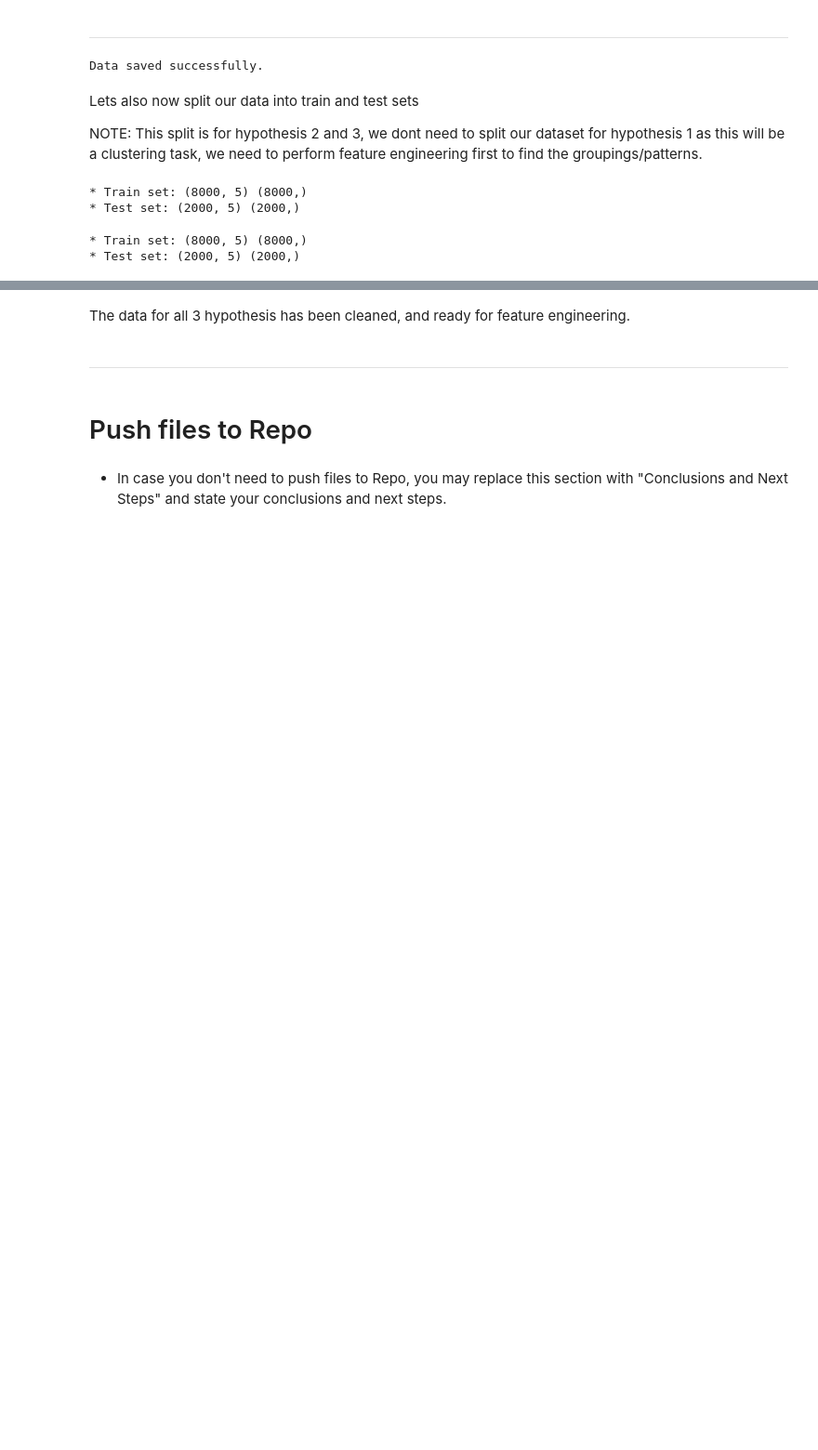
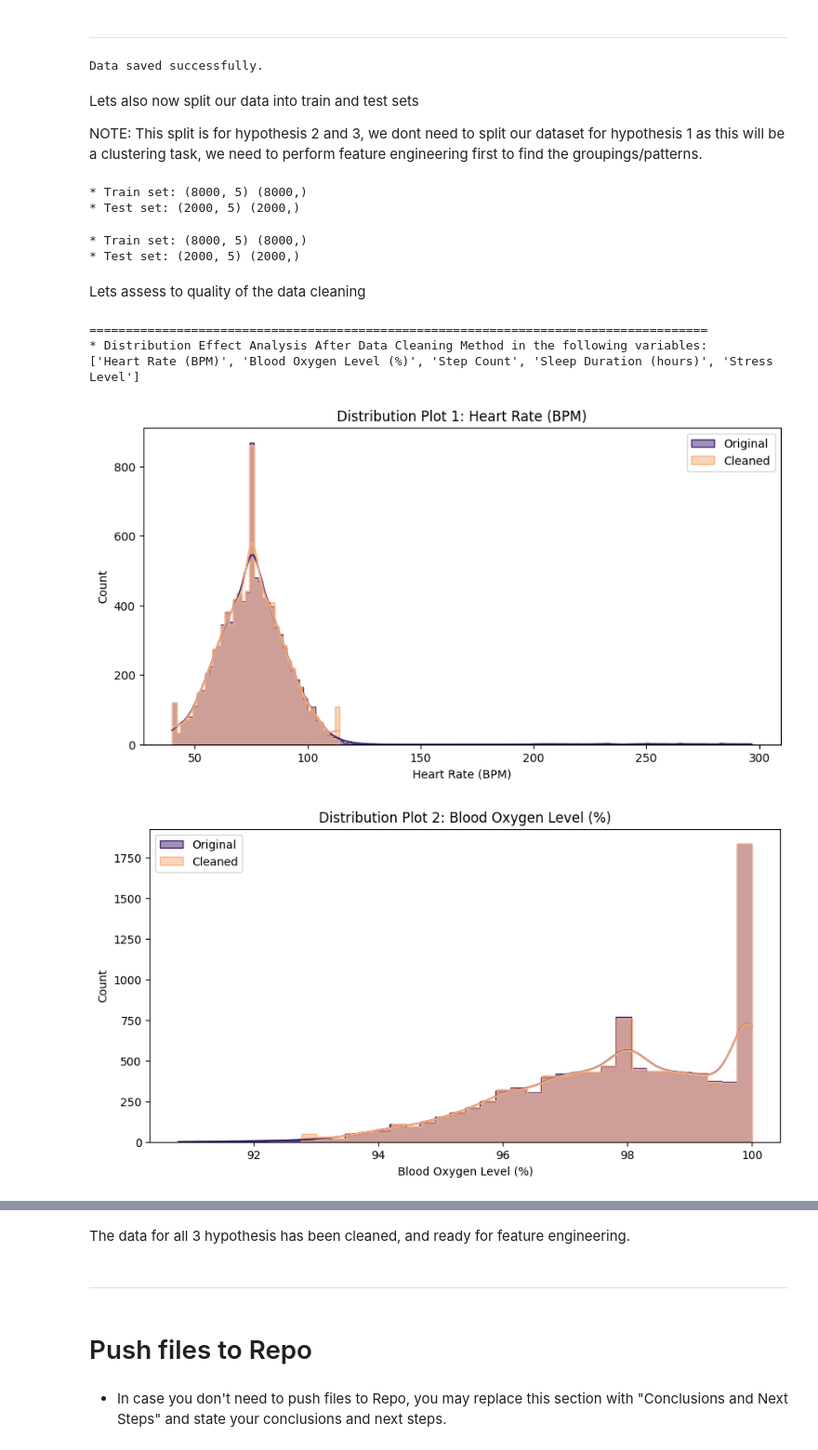
Before and after one commit to MaxBWiseman/Predictive_Analytics_Project, a Jupyter notebook: jupyter_notebooks/Data_Cleaning_Notepad.ipynb, the cells around one changed output, grey strips where cells are left out. Shown at 93% size. Saved outputs shown, nothing was run; the diff lists cells and outputs as text; code cells hidden in the pictures; blank space fills up the shorter version.

Commit message:
Updated cleaning and engineering notebooks
Predictive imputed the Activity Level columns and merged mis-spelled classes, included a data cleaning efect visual. Started feature engineering.

```diff
--- a/jupyter_notebooks/Data_Cleaning_Notepad.ipynb
+++ b/jupyter_notebooks/Data_Cleaning_Notepad.ipynb
@@ -447,13 +566,16 @@ Stress Level | Skewness: 0.010961089966155042 | Kurtosis: -1.180198079757423
 # %% [markdown]
 ---
 # %%
+df = df_dupe_fix.copy()
+
 InputFolder = "inputs/"
-CleanedData = os.path.join(InputFolder, "cleaned_data/hypothesis_one_data/")
+CleanedData = os.path.join(InputFolder, "cleaned_data/")
+HypothesisOne = os.path.join(CleanedData, "hypothesis_one_data/")
 
 # Check if the 'cleaned_data/hypothesis_one_data' directory exists, and create it if it does not
-if not os.path.exists(CleanedData):
-    os.makedirs(CleanedData)
-df.to_csv(os.path.join(CleanedData, "cleaned_smartwatch_health_data.csv"), index=False)
+if not os.path.exists(HypothesisOne):
+    os.makedirs(HypothesisOne)
+df.to_csv(os.path.join(HypothesisOne, "cleaned_smartwatch_health_data.csv"), index=False)
 
 print("Data saved successfully.")
 # %% [output]
@@ -504,3 +626,57 @@ y_test.to_csv(HypothesisThree + "y_test.csv")
 # %% [output]
 * Train set: (8000, 5) (8000,)
 * Test set: (2000, 5) (2000,)
+# %% [markdown]
+Lets assess to quality of the data cleaning
+# %%
+variables_method = ['Heart Rate (BPM)', 'Blood Oxygen Level (%)', 'Step Count', 'Sleep Duration (hours)', 'Stress Level']
+
+def DataCleaningEffect(df_original,df_cleaned,variables_applied_with_method):
+
+  flag_count=1 # Indicate plot number
+
+  # distinguish between numerical and categorical variables
+  categorical_variables = df_original.select_dtypes(exclude=['number']).columns
+
+  # scan over variables,
+    # first on variables that you applied the method
+    # if the variable is a numerical plot, a histogram if categorical plot a barplot
+  for set_of_variables in [variables_applied_with_method]:
+    print("\n=====================================================================================")
+    print(f"* Distribution Effect Analysis After Data Cleaning Method in the following variables:")
+    print(f"{set_of_variables} \n\n")
+
+
+    for var in set_of_variables:
+      if var in categorical_variables:  # it is categorical variable: barplot
+
+        df1 = pd.DataFrame({"Type":"Original","Value":df_original[var]})
+        df2 = pd.DataFrame({"Type":"Cleaned","Value":df_cleaned[var]})
+        dfAux = pd.concat([df1, df2], axis=0)
+        fig , axes = plt.subplots(figsize=(15, 5))
+        sns.countplot(hue='Type', data=dfAux, x="Value",palette=['#432371',"#FAAE7B"])
+        axes.set(title=f"Distribution Plot {flag_count}: {var}")
+        plt.xticks(rotation=90)
+        plt.legend()
+
+      else: # it is numerical variable: histogram
+
+        fig , axes = plt.subplots(figsize=(10, 5))
+        sns.histplot(data=df_original, x=var, color="#432371", label='Original', kde=True,element="step", ax=axes)
+        sns.histplot(data=df_cleaned, x=var, color="#FAAE7B", label='Cleaned', kde=True,element="step", ax=axes)
+        axes.set(title=f"Distribution Plot {flag_count}: {var}")
+        plt.legend()
+
+      plt.show()
+      flag_count+= 1
+
+
+DataCleaningEffect(df_original=df_processed,
+                   df_cleaned=df,
+                   variables_applied_with_method=variables_method)
+# %% [output]
+=====================================================================================
+* Distribution Effect Analysis After Data Cleaning Method in the following variables:
+['Heart Rate (BPM)', 'Blood Oxygen Level (%)', 'Step Count', 'Sleep Duration (hours)', 'Stress Level']
+[figure, added]
+[figure, added]
```
Also changed, not shown: parts of 20 cells of this notebook, 2 other files.
